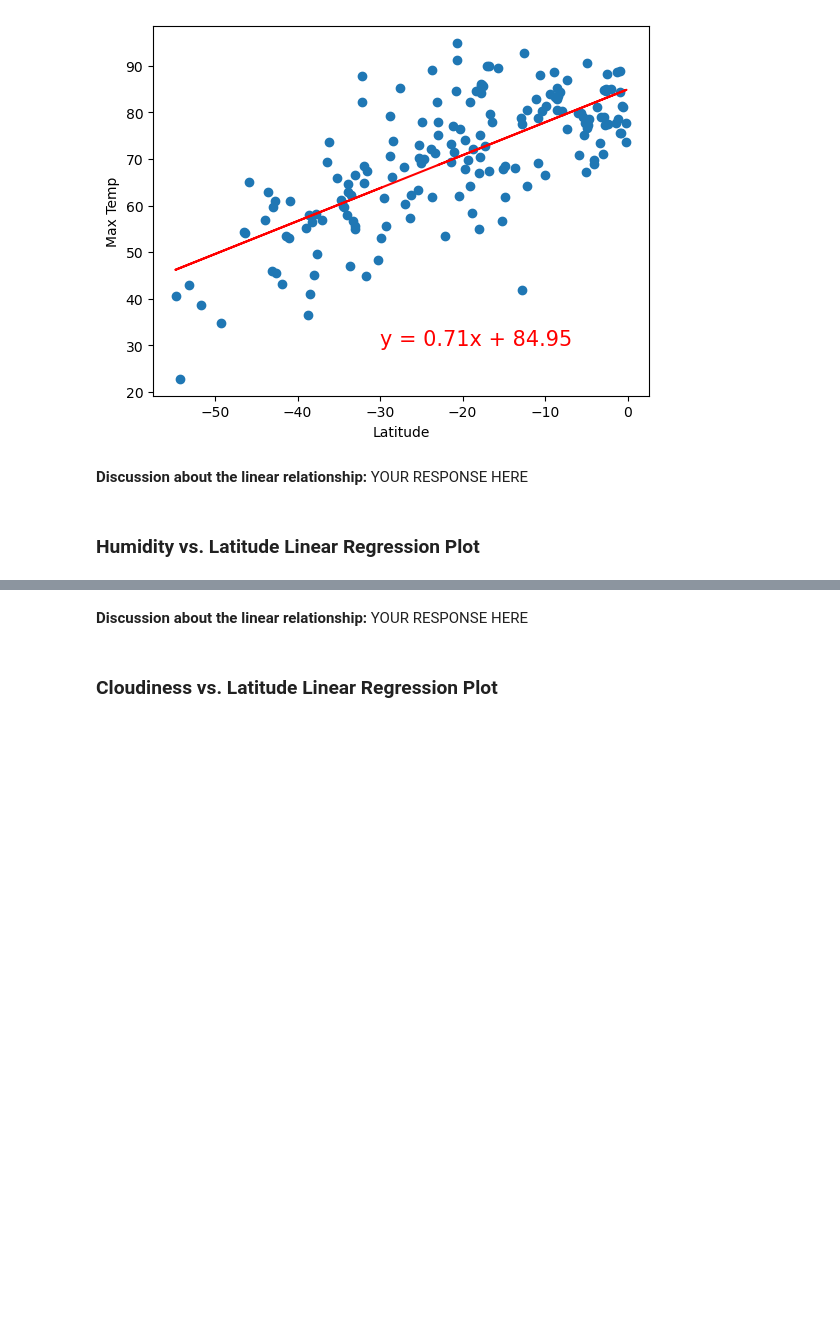
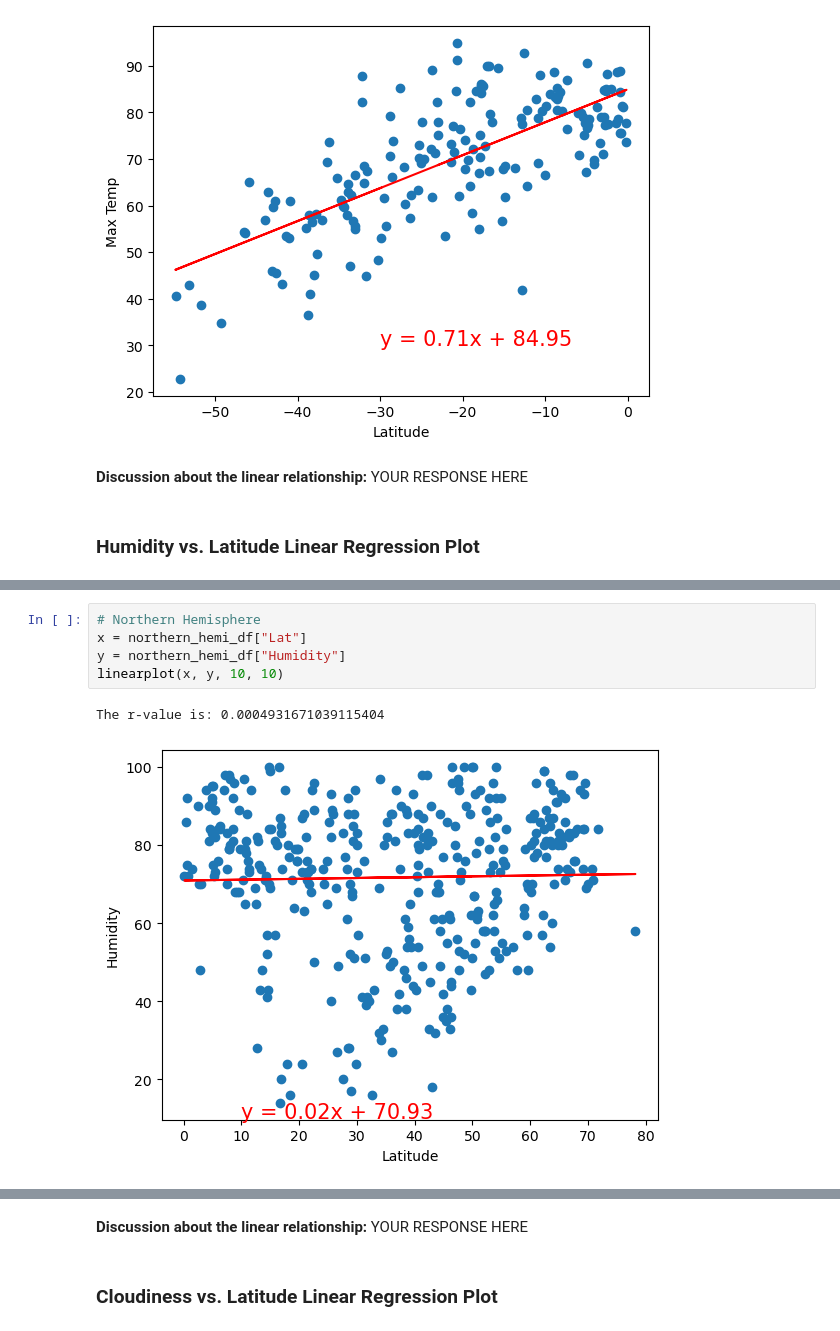
Before and after one commit to kgndirangu/python-api-challenge, a Jupyter notebook: WeatherPy/WeatherPy_KN.ipynb, the cells around one changed output, grey strips where cells are left out. Drawn from its saved outputs; the diff is of its cells as text; blank space fills up the shorter version.

Commit message:
Complete Weather Linear regression

```diff
--- a/WeatherPy/WeatherPy_KN.ipynb
+++ b/WeatherPy/WeatherPy_KN.ipynb
@@ -368,0 +357,8 @@ The r-value is: 0.0002808747046324607
+# %%
+# Northern Hemisphere
+x = northern_hemi_df["Lat"]
+y = northern_hemi_df["Humidity"]
+linearplot(x, y, 10, 10)
+# %% [output]
+The r-value is: 0.0004931671039115404
+[figure, added]
```
Also changed, not shown: parts of 11 cells of this notebook, 1 other file.
